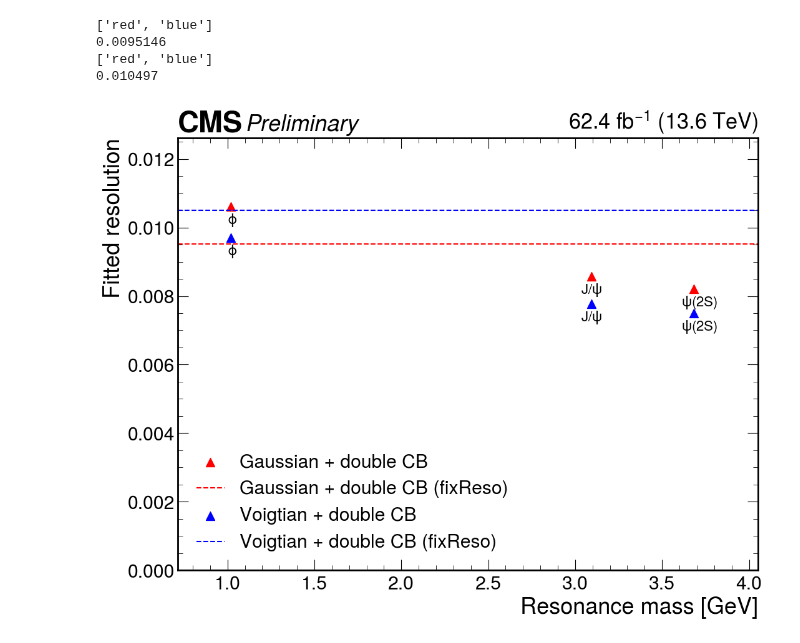
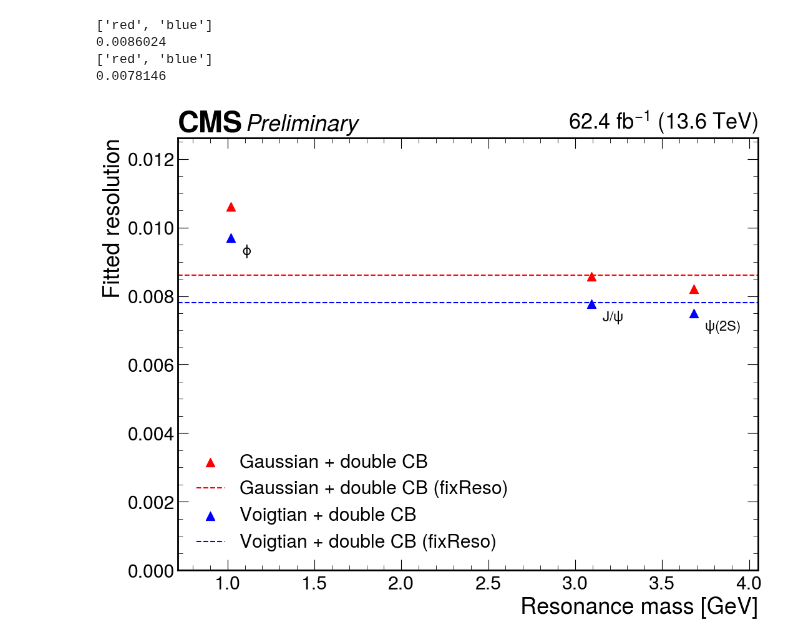
Before and after one commit to ludomori99/Darkphotons_Run3, a Jupyter notebook: offline_analysis/fits/compare_fits.ipynb, the cells around one changed output. Saved outputs shown, nothing was run; the diff lists cells and outputs as text; code cells hidden in the pictures.

```diff
--- a/offline_analysis/fits/compare_fits.ipynb
+++ b/offline_analysis/fits/compare_fits.ipynb
@@ -23,6 +23,8 @@ config = load_analysis_config()
 path = os.path.join(config["locations"]["data"], "fits/models/")
 file_names = ["dG", "dCB", "VG", "dCB_V", "dCB_V_var" ] [:-1]
 labels = ["Double Gaussian", "Double CB + Gaussian", "Gaussian + Voigtian", "Double CB + Voigtian"]
+colors = plt.cm.tab10.colors
+hep.style.use("CMS")
 
 # Initialize variables
 sigYield = []
@@ -38,16 +40,14 @@ for file_name in file_names:
                 chisquare.append(float(line.split('=')[1]))
 
 # Check if the data was found
-print(sigYield)
+print((min(sigYield)-max(sigYield) )/ max(sigYield))
 if sigYield is not None and chisquare is not None:
-    hep.style.use("CMS")
-    colors = plt.cm.tab10.colors
     fig, ax = plt.subplots(figsize=(12,9))
     hep.cms.label("Preliminary",data=True,lumi=config["lumi"]["offline"],com=config["com"])
-    ax.scatter(sigYield, chisquare,marker = '^',s=100,c='blue')
+    ax.scatter(sigYield, chisquare,marker = '^',s=100,c=colors[:len(sigYield)])
 
     for i, txt in enumerate(labels):
-        ax.annotate(txt, (sigYield[i]/(1.005+(i==1)*0.012 - (i==3)*0.007), chisquare[i]+(1.0 -  (i==3)*1.)),fontsize=16)
+        ax.annotate(txt, (sigYield[i]/(1.005+(i==3)*0.012 - (i==1)*0.007), chisquare[i]+(1.0 -  (i==3)*1.)),fontsize=16, color=colors[i])
 
     # Add labels
     ax.set_xlabel('Signal yield (J/$\psi$)')
@@ -69,7 +69,7 @@ else:
 import re
 # Define the file name
 path = os.path.join(config["locations"]["data"], "fits/models/")
-file_names = ["GdCB_var", "VdCB_var", "GdCB_fixReso", "VdCB_fixReso" ]
+file_names = ["GdCB_var", "VdCB_var", "GdCB_var_fixReso", "VdCB_var_fixReso","GdCB", "VdCB", "GdCB_fixReso", "VdCB_fixReso" ]
 particles = ["Phi", "Jpsi", "Psi2","global"]
 nflpars_tot = 27
 
@@ -99,4 +99,4 @@ for file_name in file_names:
                 parameter = parts[0]
                 final_value = parts[1] if len(parts)<=2 else parts[2]
                 results[file_name]["global"][parameter] = float(final_value)
-print(results["GdCB_fixReso"]["global"])
+# print(results["GdCB_fixReso"]["global"])
@@ -114,0 +117,4 @@ VdCB_fixReso 346.44183 12.831178888888887
+# %%
+for file_name in file_names:
+    print(file_name,results[file_name]["global"])
+print(path)
@@ -116,36 +138,37 @@ VdCB_fixReso 346.44183 12.831178888888887
 hep.style.use("CMS")
 fig, ax = plt.subplots(figsize=(12,9))
 hep.cms.label("Preliminary",data=True,lumi=config["lumi"]["offline"],com=config["com"])
 labels = [r"$\phi$", r"J/$\psi$", r"$\psi(2S)$"]
 colors= plt.cm.tab10.colors
 colors=['red','blue']
 models = ["Gaussian + double CB", "Voigtian + double CB"]
 
 for u,file_name in enumerate(file_names[:2]):
     masses = [results[file_name]["global"]["mu_"+p] for p in ["Phi", "Jpsi", "Psi2"]]
     reso = results[file_name]["global"]["reso"]
     resolutions = [results[file_name]["global"]["q_Phi"] * reso, reso, results[file_name]["global"]["q_Psi2"] * reso ]
     ax.scatter(masses, resolutions,marker = '^',s=100,c=colors[u],label=models[u])
     print(colors)
 
     lims = (0.7*min(masses), 1.1*max(masses))
-    fix_reso = results[file_name[:-4]+"_fixReso"]["global"]["reso"]
+    fix_reso = results[file_name+"_fixReso"]["global"]["reso"]
     ax.hlines(fix_reso, *lims,color=colors[u],linestyles='dashed',label=models[u]+" (fixReso)")
     print(fix_reso)
 
-    for i, txt in enumerate(labels):
-        ax.annotate(txt, (masses[i]/(1.02+(i==3)*0.03), resolutions[i]-0.0005),fontsize=16)
+    if (u==1):
+        for i, txt in enumerate(labels):
+            ax.annotate(txt, (masses[i]+(0.06+(u==3)*(-1)), resolutions[i]-0.0005),fontsize=16)
 
     ax.set_xlabel('Resonance mass [GeV]')
     ax.set_ylabel('Fitted resolution')
     # ax.set_yscale('log')
     ax.set_xlim(*lims)
     ax.set_ylim(0, 1.3*max(resolutions))
 plt.legend(loc=3)
 plt.show()
 # %% [output]
 ['red', 'blue']
-0.0095146
+0.0086024
 ['red', 'blue']
-0.010497
+0.0078146
-[figure, old version]
+[figure, new version]
```
Also changed, not shown: parts of 5 cells of this notebook, 27 other files.
